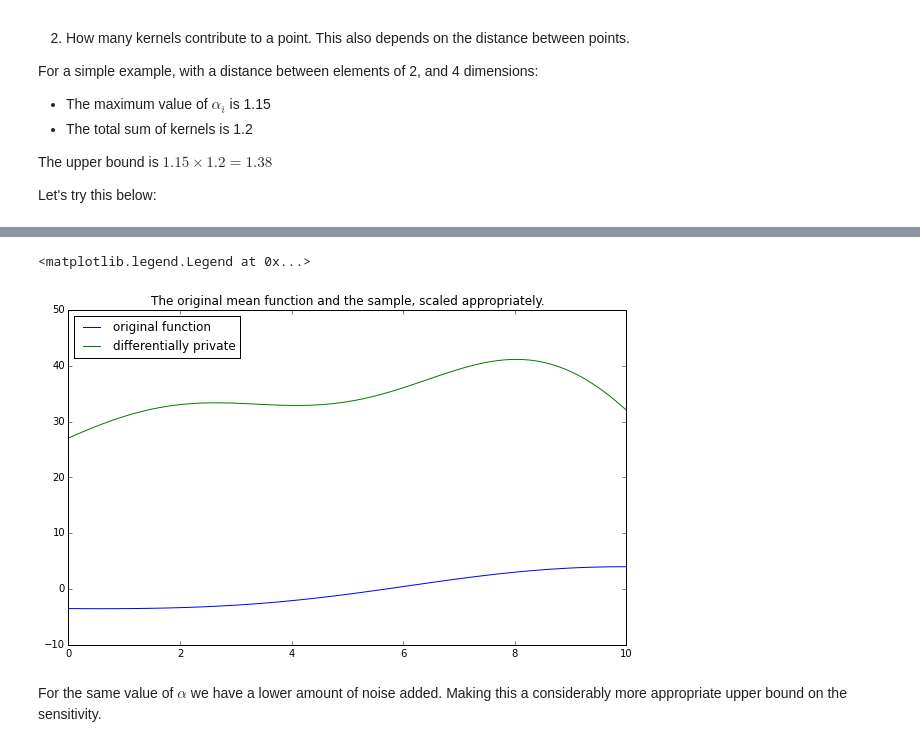
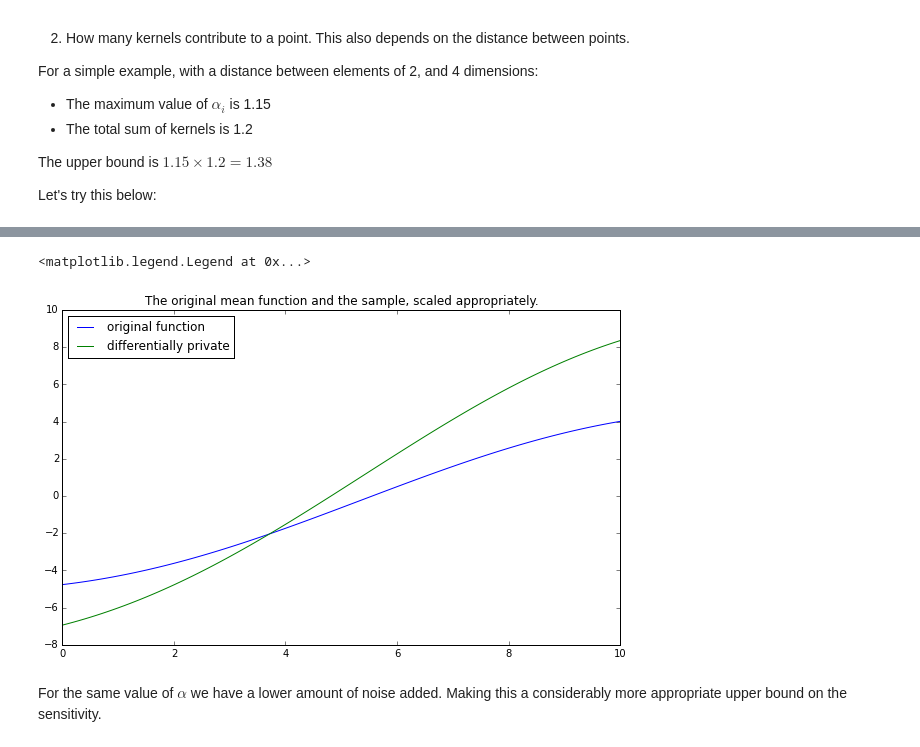
Before and after one commit to scikic/virtual, a Jupyter notebook: Virtual Patients.ipynb, the cells around one changed output, grey strips where cells are left out. Saved outputs shown, nothing was run; the diff lists cells and outputs as text; code cells hidden in the pictures.

```diff
--- a/Virtual Patients.ipynb
+++ b/Virtual Patients.ipynb
@@ -794,8 +842,9 @@ ypred = m.predict(x)[0]
 plot(x,ypred,label='original function')
 
 d = 1.0 #how far apart the points have to be
+####TODO: Should the 2 be in this equation still?
 delta = 2 * 1.38 * (max(ypred)-min(ypred)) ##!!!! THIS IS NOT DIFFERENTIALLY PRIVATE ACCESS TO ymax!
-alpha = 10.0 #<<low but maybe acceptable privacy
+alpha = 30.0 #<<low but maybe acceptable privacy
 beta = 0.01
 c = np.sqrt(2*np.log(2/beta)) #c > sqrt(2 log (2/beta)) e.g. beta = 0.1, c = sqrt(2 log (2/0.1)) = sqrt(2 log (20)) = 2.45
 scale = delta * c / alpha
@@ -809,5 +858,5 @@ WARNING: pylab import has clobbered these variables: ['beta']
 <matplotlib.legend.Legend at 0x...>
-[figure, old version]
+[figure, new version]
 # %% [markdown]
 For the same value of $\alpha$ we have a lower amount of noise added. Making this a considerably more appropriate upper bound on the sensitivity.
 # %% [markdown]
```
Also changed, not shown: parts of 18 cells of this notebook.
